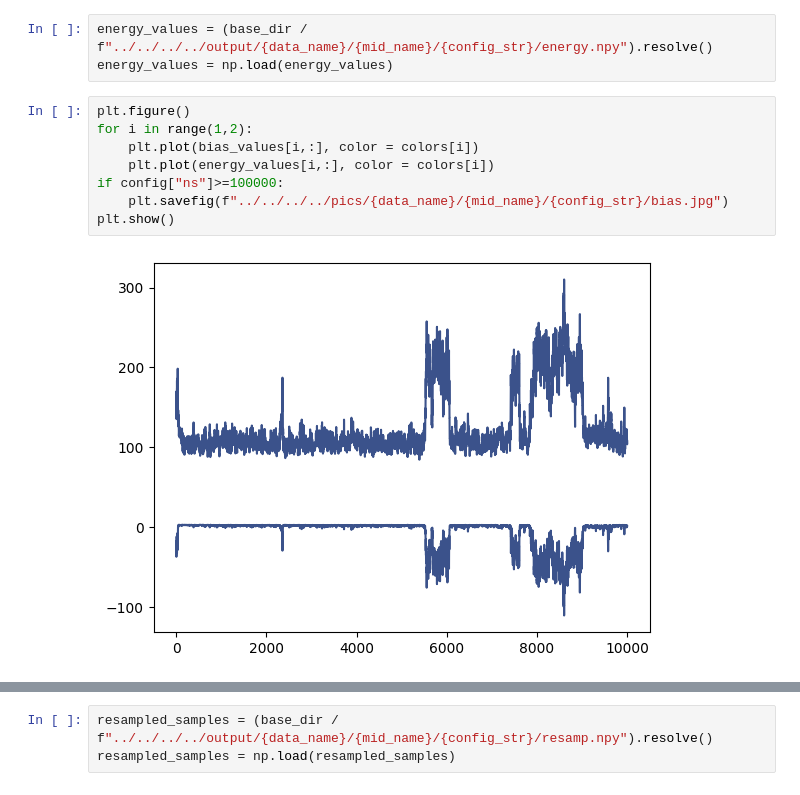
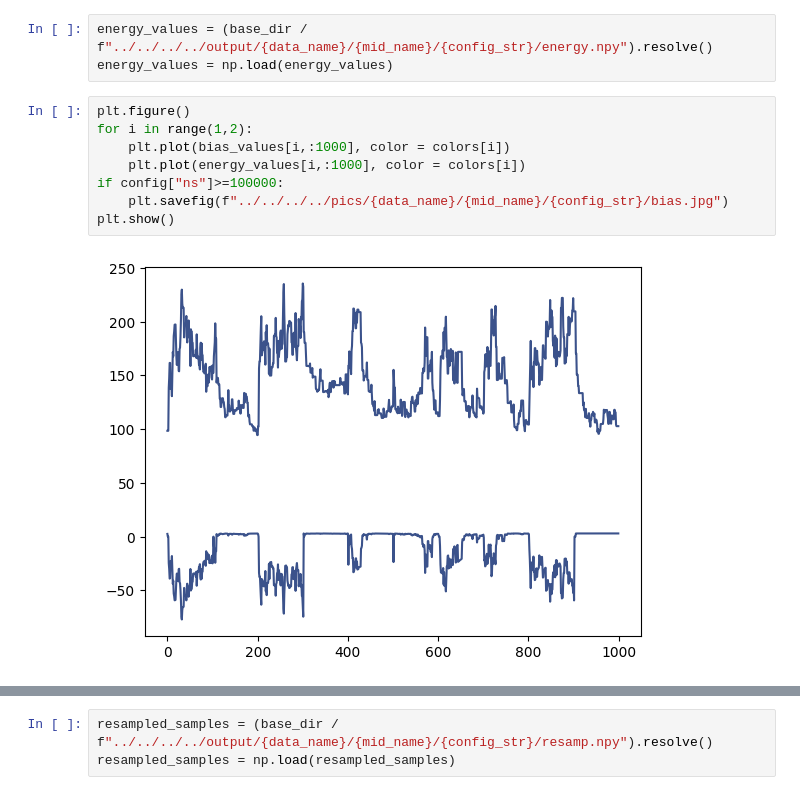
Before and after one commit to hannakjellson/Sampling-for-age-depth-modelling, a Jupyter notebook: python/src/age_depth_models/age_depth_model_OPES/plot.ipynb, the cells around one changed output, grey strips where cells are left out. Cells and saved outputs as stored; diff of their text form.

```diff
--- a/python/src/age_depth_models/age_depth_model_OPES/plot.ipynb
+++ b/python/src/age_depth_models/age_depth_model_OPES/plot.ipynb
@@ -332,13 +335,13 @@ energy_values = np.load(energy_values)
 # %%
 plt.figure()
 for i in range(1,2):
-    plt.plot(bias_values[i,:], color = colors[i])
-    plt.plot(energy_values[i,:], color = colors[i])
+    plt.plot(bias_values[i,:1000], color = colors[i])
+    plt.plot(energy_values[i,:1000], color = colors[i])
 if config["ns"]>=100000:
     plt.savefig(f"../../../../pics/{data_name}/{mid_name}/{config_str}/bias.jpg")
 plt.show()
 # %% [output]
-[figure, old version]
+[figure, new version]
 # %%
 energy_values = (base_dir / f"../../../../output/{data_name}/{mid_name}/{config_str}/energy.npy").resolve()
 energy_values = np.load(energy_values)
```
Also changed, not shown: parts of 15 cells of this notebook, 5 other files.
